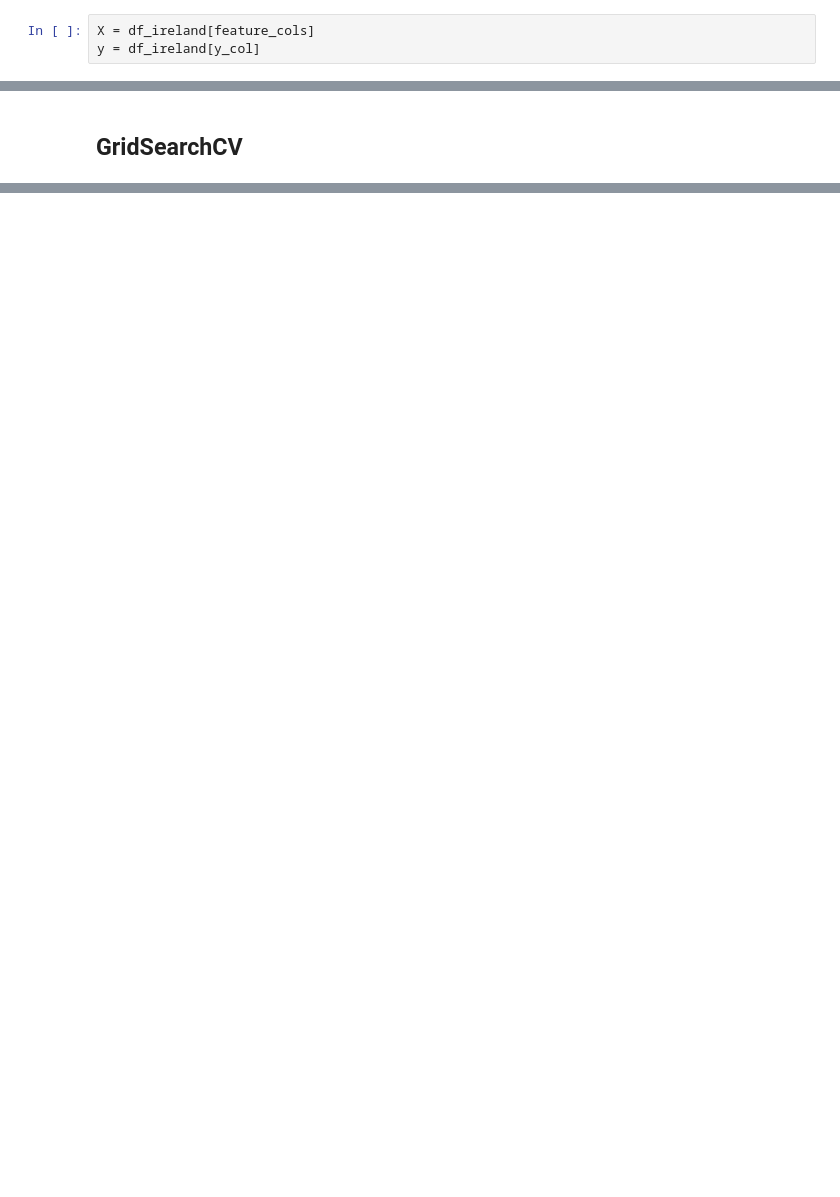
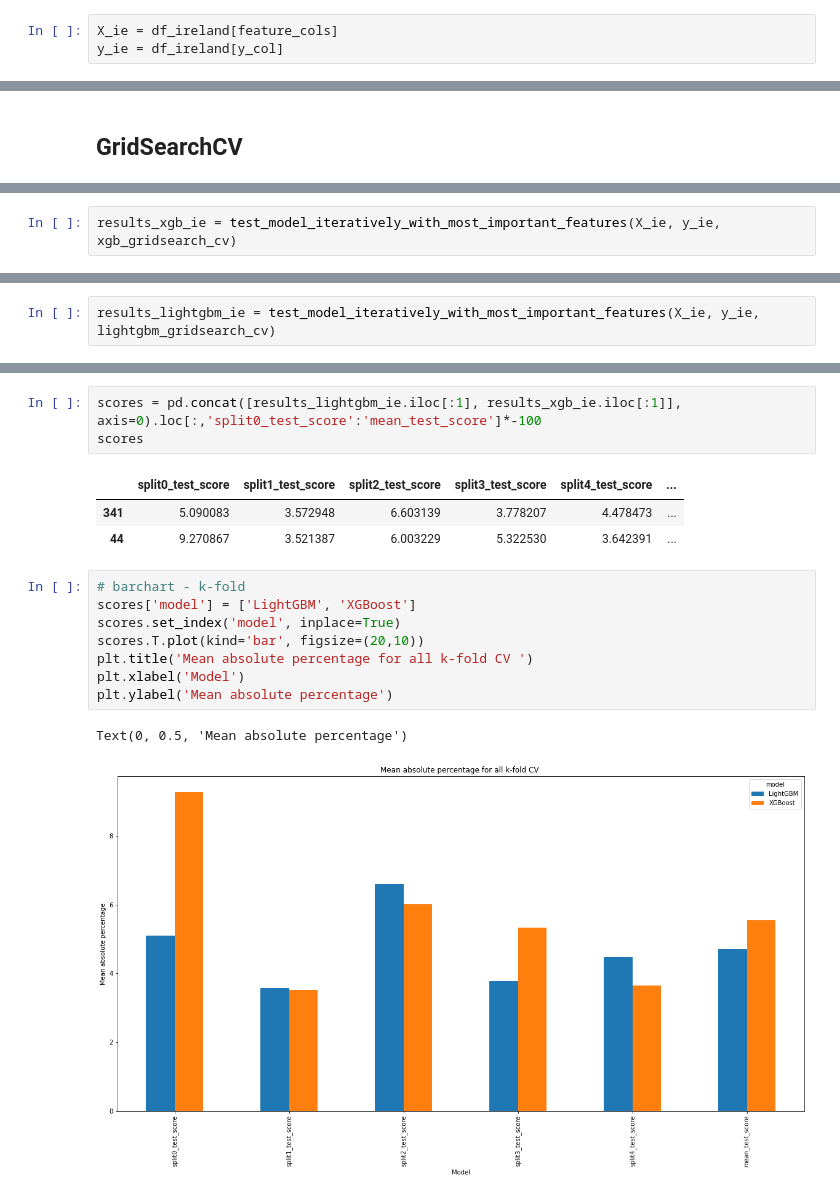
Before and after one commit to trentsteel777/CA2, a Jupyter notebook: MachineLearningModels.ipynb, the cells around one changed output, grey strips where cells are left out. Saved outputs shown, nothing was run; the diff lists cells and outputs as text; blank space fills up the shorter version.

Commit message:
Move the ml functions from the notebook into a python file, also do more analysis around xgb and lightgbm

```diff
--- a/MachineLearningModels.ipynb
+++ b/MachineLearningModels.ipynb
@@ -102,5 +111,5 @@ print(feature_cols)
 # %%
 feature_cols.remove(y_col)
 # %%
-X = df_ireland[feature_cols]
-y = df_ireland[y_col]
+X_ie = df_ireland[feature_cols]
+y_ie = df_ireland[y_col]
@@ -525,0 +207,2 @@ dict_keys(['objective', 'base_score', 'booster', 'callbacks', 'colsample_bylevel
+# %%
+results_xgb_ie = test_model_iteratively_with_most_important_features(X_ie, y_ie, xgb_gridsearch_cv)
@@ -525,0 +214,2 @@ dict_keys(['objective', 'base_score', 'booster', 'callbacks', 'colsample_bylevel
+# %%
+results_lightgbm_ie = test_model_iteratively_with_most_important_features(X_ie, y_ie, lightgbm_gridsearch_cv)
@@ -525,0 +253,18 @@ dict_keys(['objective', 'base_score', 'booster', 'callbacks', 'colsample_bylevel
+# %%
+scores = pd.concat([results_lightgbm_ie.iloc[:1], results_xgb_ie.iloc[:1]], axis=0).loc[:,'split0_test_score':'mean_test_score']*-100
+scores
+# %% [output]
+|  | split0_test_score | split1_test_score | split2_test_score | split3_test_score | split4_test_score | ... |
+| 341 | 5.090083 | 3.572948 | 6.603139 | 3.778207 | 4.478473 | ... |
+| 44 | 9.270867 | 3.521387 | 6.003229 | 5.322530 | 3.642391 | ... |
+# %%
+# barchart - k-fold
+scores['model'] = ['LightGBM', 'XGBoost']
+scores.set_index('model', inplace=True)
+scores.T.plot(kind='bar', figsize=(20,10))
+plt.title('Mean absolute percentage for all k-fold CV ')
+plt.xlabel('Model')
+plt.ylabel('Mean absolute percentage')
+# %% [output]
+Text(0, 0.5, 'Mean absolute percentage')
+[figure, added]
```
Also changed, not shown: parts of 71 cells of this notebook, 1 other file.
